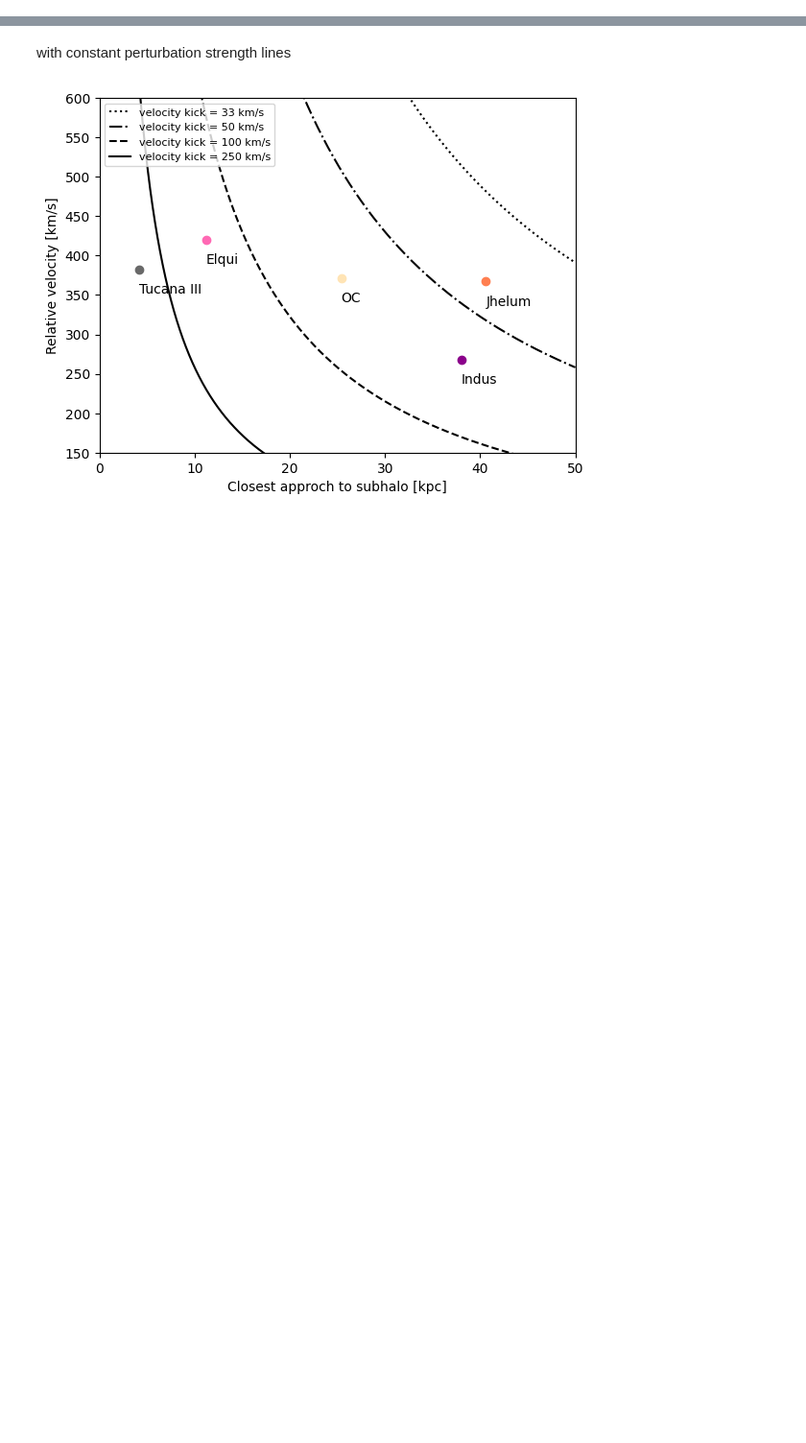
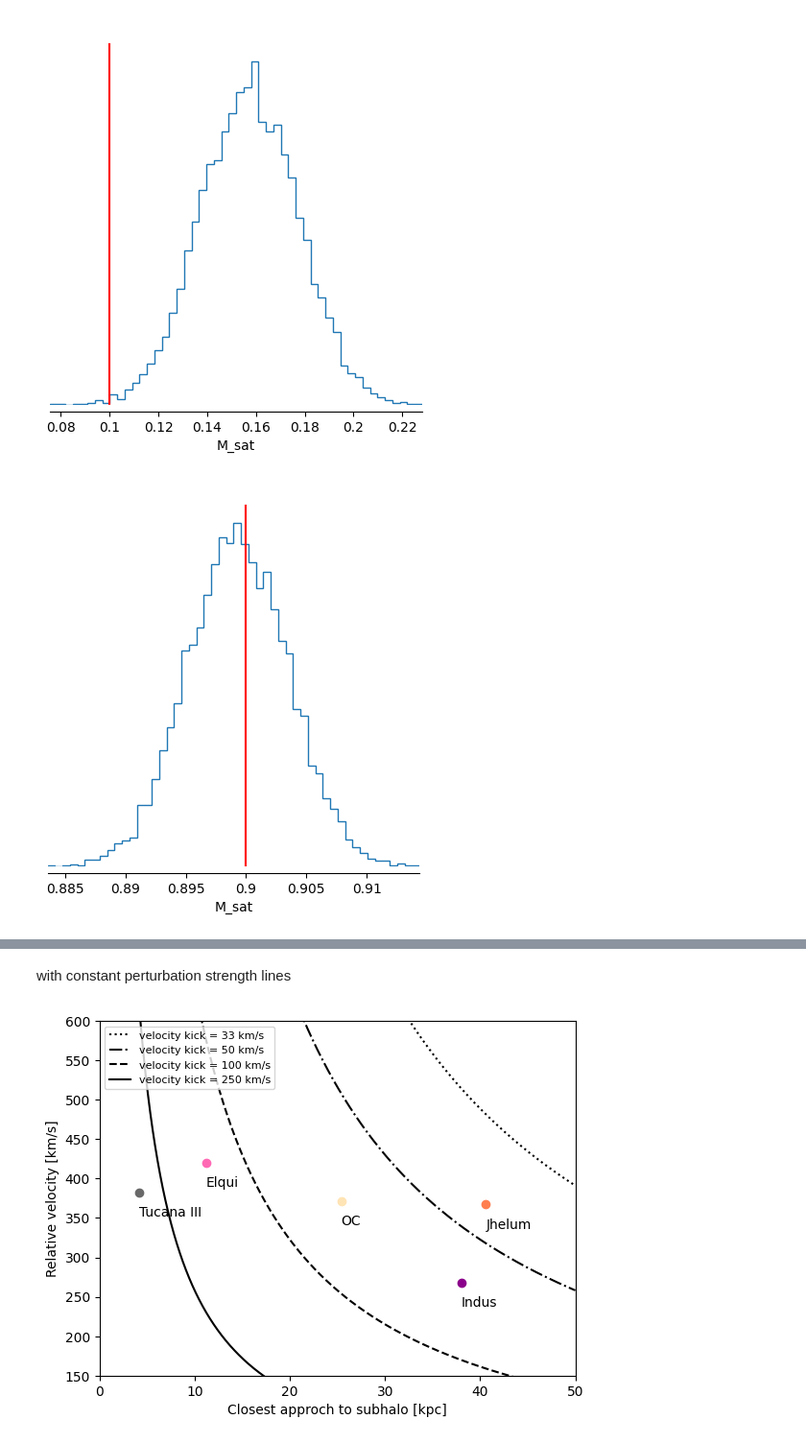
Before and after one commit to RutongPei/SBI-streameeeee, a Jupyter notebook: sims/a_simple_case.ipynb, the cells around one changed output, grey strips where cells are left out. Shown at 96% size. Saved outputs shown, nothing was run; the diff lists cells and outputs as text; code cells hidden in the pictures; blank space fills up the shorter version.

```diff
--- a/sims/a_simple_case.ipynb
+++ b/sims/a_simple_case.ipynb
@@ -122,0 +133,34 @@ _ = analysis.pairplot(
+# %%
+# plot posterior samples
+_ = analysis.pairplot(
+    posterior_samples_1, figsize=(5, 5), labels=["M_sat"], points=[0.1],
+    points_offdiag={"markersize": 6},
+    points_colors="r",
+)
+
+_ = analysis.pairplot(
+    posterior_samples_2, figsize=(5, 5), labels=["M_sat"], points=[0.9],
+    points_offdiag={"markersize": 6},
+    points_colors="r",
+)
+
+_ = analysis.pairplot(
+    posterior_samples_3, figsize=(5, 5), labels = ["M_sat"], points=[0.5],
+    points_offdiag={"markersize": 6},
+    points_colors="r",
+)
+
+_ = analysis.pairplot(
+    posterior_samples_4, figsize=(5, 5), labels = ["M_sat"], points=[0.3],
+    points_offdiag={"markersize": 6},
+    points_colors="r",
+)
+
+_ = analysis.pairplot(
+    posterior_samples_5, figsize=(5, 5), labels = ["M_sat"], points=[0.7],
+    points_offdiag={"markersize": 6},
+    points_colors="r",
+)
+# %% [output]
+[figure, added]
+[figure, added]
```
Also changed, not shown: parts of 20 cells of this notebook.
